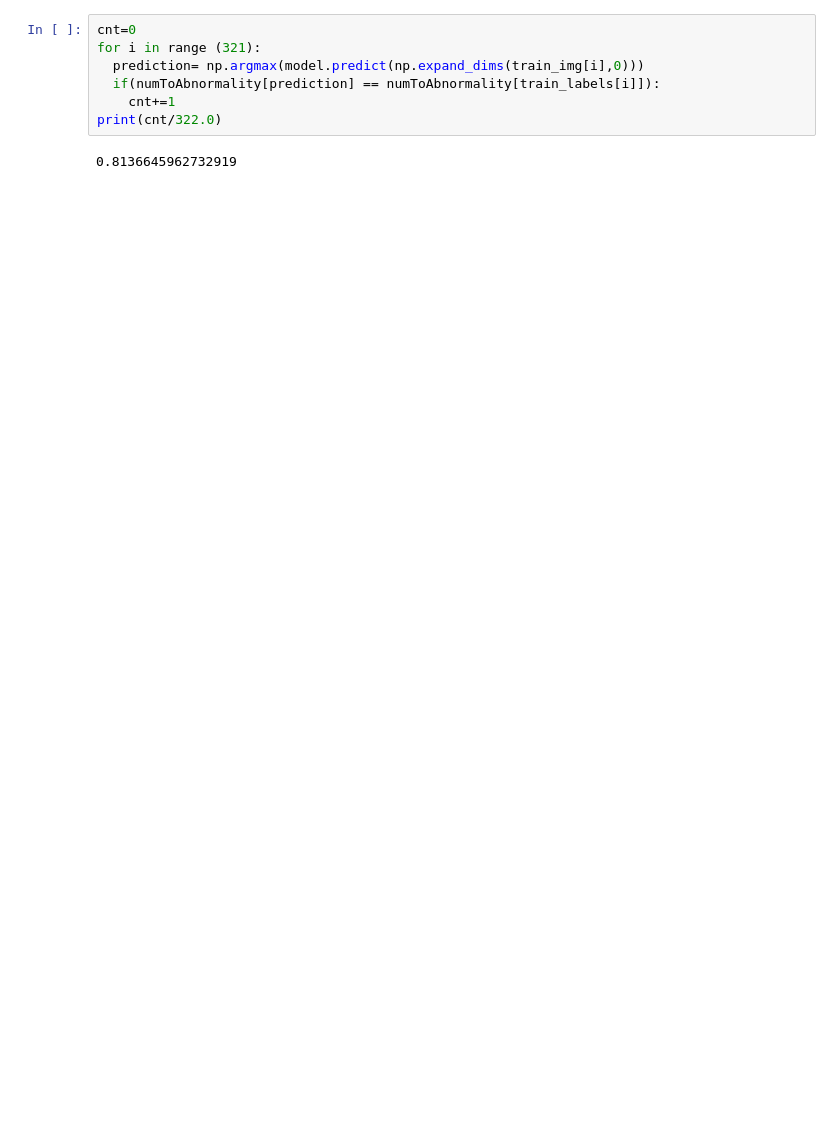
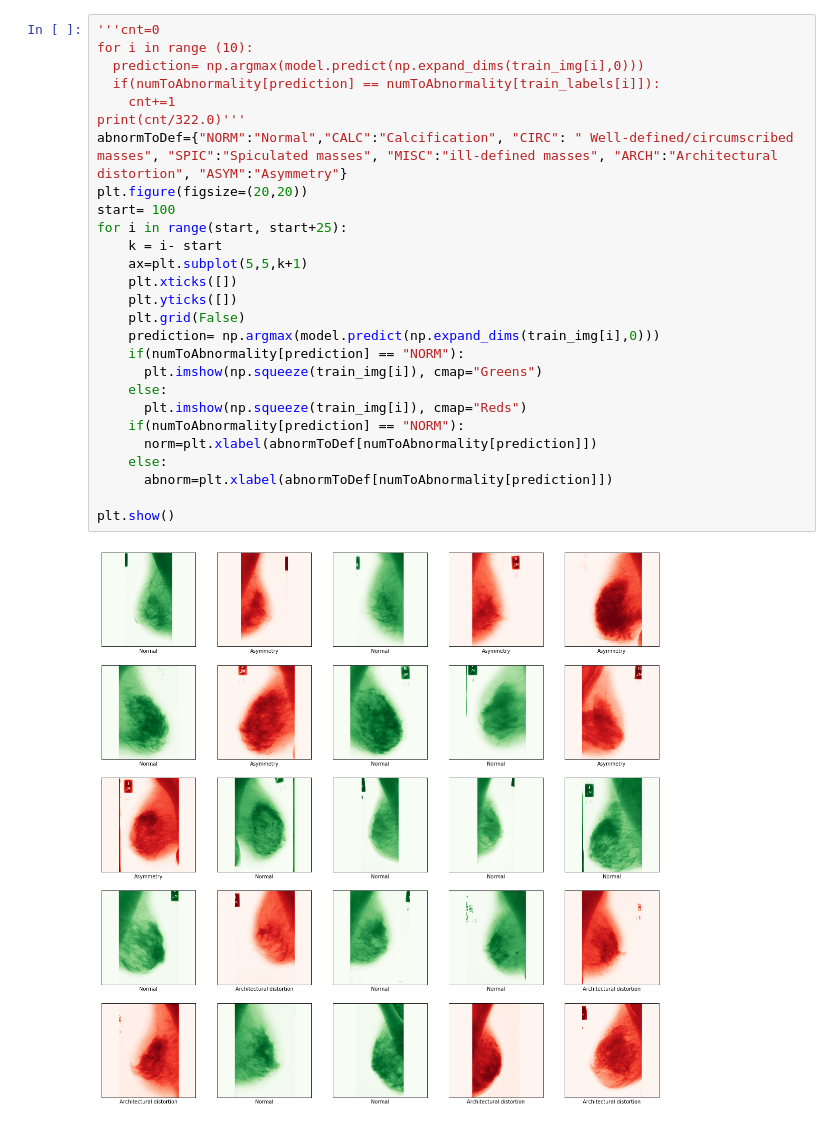
Before and after one commit to Belhoussine/BCR-ML, a Jupyter notebook: Breast_Cancer_Recognition_ML_Model.ipynb, the cells around one changed output. Drawn from its saved outputs; the diff is of its cells as text; blank space fills up the shorter version.

```diff
--- a/Breast_Cancer_Recognition_ML_Model.ipynb
+++ b/Breast_Cancer_Recognition_ML_Model.ipynb
@@ -115,10 +121,30 @@ Epoch 20/20
 <tensorflow.python.keras.callbacks.History at 0x...>
-# %%
-cnt=0
-for i in range (321):
-  prediction= np.argmax(model.predict(np.expand_dims(train_img[i],0)))
-  if(numToAbnormality[prediction] == numToAbnormality[train_labels[i]]):
-    cnt+=1
-print(cnt/322.0)
-# %% [output]
-0.8136645962732919
+# %%
+'''cnt=0
+for i in range (10):
+  prediction= np.argmax(model.predict(np.expand_dims(train_img[i],0)))
+  if(numToAbnormality[prediction] == numToAbnormality[train_labels[i]]):
+    cnt+=1
+print(cnt/322.0)'''
+abnormToDef={"NORM":"Normal","CALC":"Calcification", "CIRC": " Well-defined/circumscribed masses", "SPIC":"Spiculated masses", "MISC":"ill-defined masses", "ARCH":"Architectural distortion", "ASYM":"Asymmetry"}
+plt.figure(figsize=(20,20))
+start= 100
+for i in range(start, start+25):
+    k = i- start
+    ax=plt.subplot(5,5,k+1)
+    plt.xticks([])
+    plt.yticks([])
+    plt.grid(False)
+    prediction= np.argmax(model.predict(np.expand_dims(train_img[i],0)))
+    if(numToAbnormality[prediction] == "NORM"):
+      plt.imshow(np.squeeze(train_img[i]), cmap="Greens")
+    else:
+      plt.imshow(np.squeeze(train_img[i]), cmap="Reds")
+    if(numToAbnormality[prediction] == "NORM"):
+      norm=plt.xlabel(abnormToDef[numToAbnormality[prediction]])
+    else:
+      abnorm=plt.xlabel(abnormToDef[numToAbnormality[prediction]])
+
+plt.show()
+# %% [output]
+[figure, added]
```
Also changed, not shown: parts of 3 cells of this notebook.
